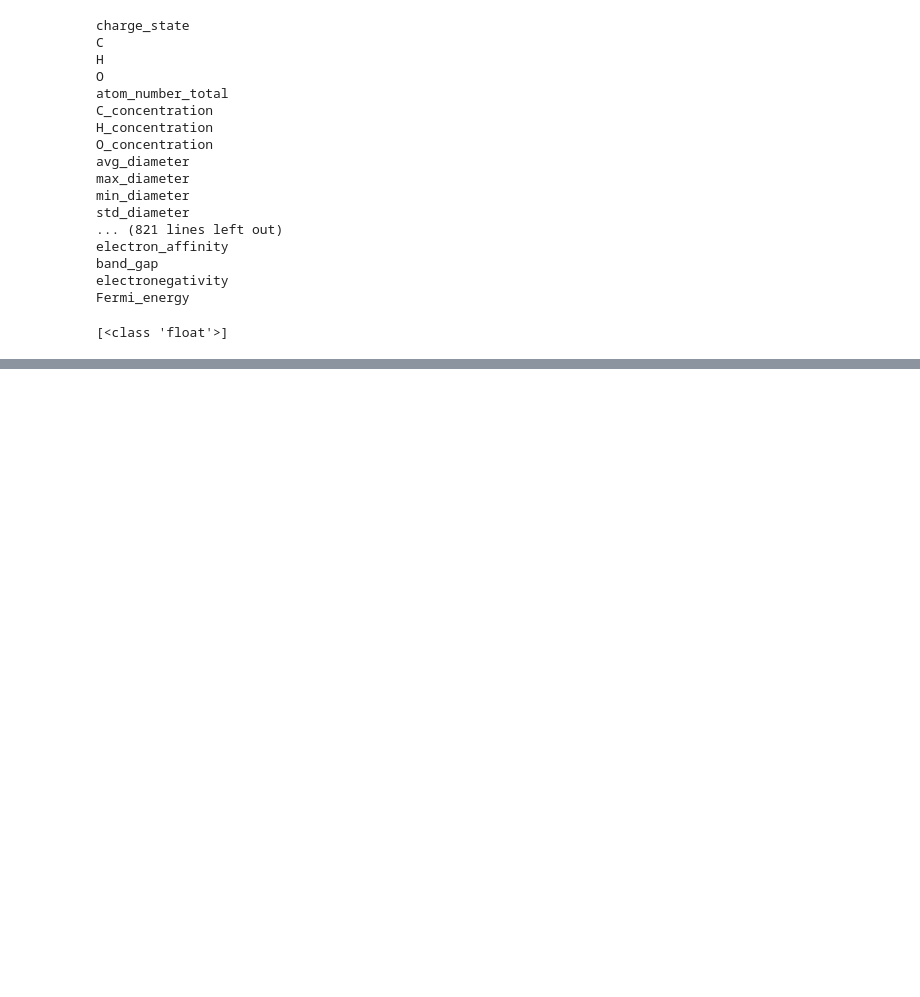
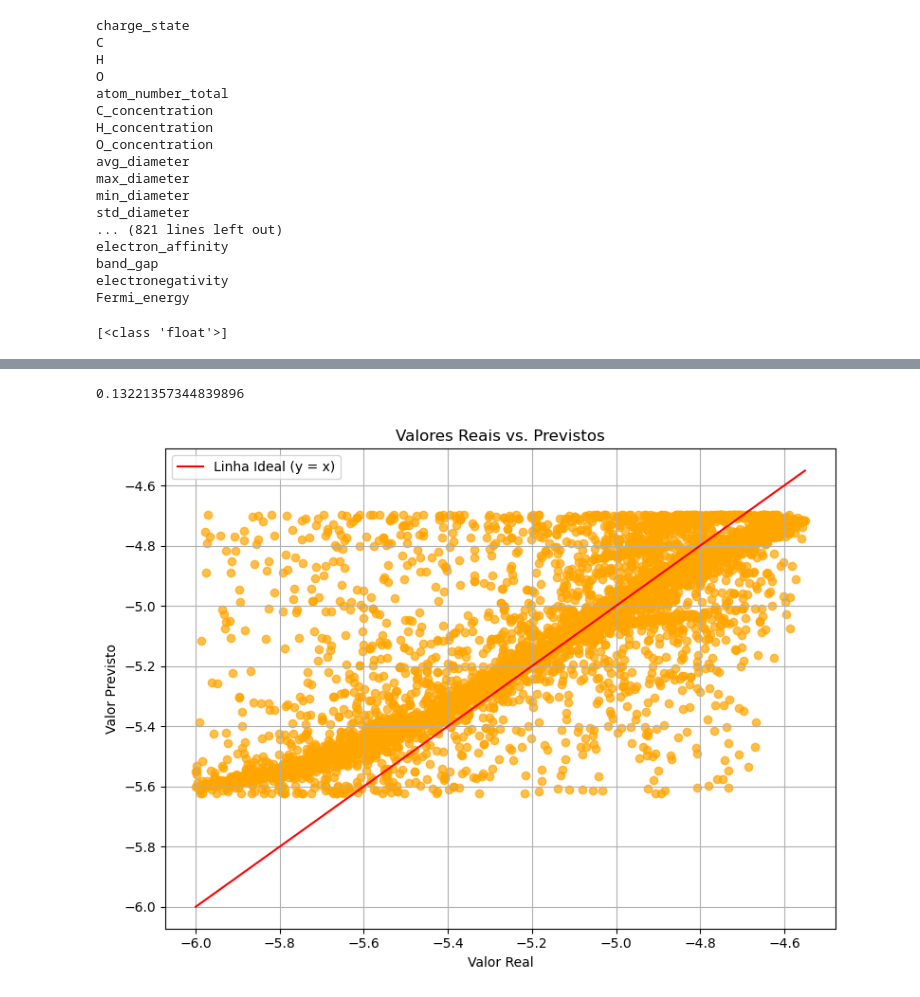
Before and after one commit to isadoramarcondes/Aprendizado-de-maquinas-para-oxido-de-grafeno, a Jupyter notebook: RS_grafeno.ipynb, the cells around one changed output, grey strips where cells are left out. Cells and saved outputs as stored; diff of their text form; code cells hidden in the pictures; blank space fills up the shorter version.

```diff
--- a/RS_grafeno.ipynb
+++ b/RS_grafeno.ipynb
@@ -101,0 +117,30 @@ PySRRegressor.equations_ = [
+# %%
+print(RMSE)
+# %% [output]
+0.13221357344839896
+# %%
+def plot_real_vs_pred(y_true, y_pred, title="Valores Reais vs. Previstos"):
+    """
+    Plota um gráfico de dispersão comparando os valores reais com os previstos.
+
+    Parâmetros:
+        y_true (array-like): Valores reais.
+        y_pred (array-like): Valores previstos.
+        title (str): Título do gráfico.
+    """
+    plt.figure(figsize=(8, 6))
+    plt.scatter(y_true, y_pred, alpha=0.7, color='orange')
+    plt.plot([min(y_true), max(y_true)], [min(y_true), max(y_true)], 'r', label="Linha Ideal (y = x)")
+    plt.xlabel("Valor Real")
+    plt.ylabel("Valor Previsto")
+    plt.title(title)
+    plt.legend()
+    plt.grid(True)
+    plt.savefig(f"RS_Teste_oficial_RMSE{}")
+    plt.tight_layout()
+    plt.show()
+# %%
+y_pred = model.predict(X)
+plot_real_vs_pred(y, y_pred)
+# %% [output]
+[figure, added]
```
Also changed, not shown: parts of 4 cells of this notebook.
